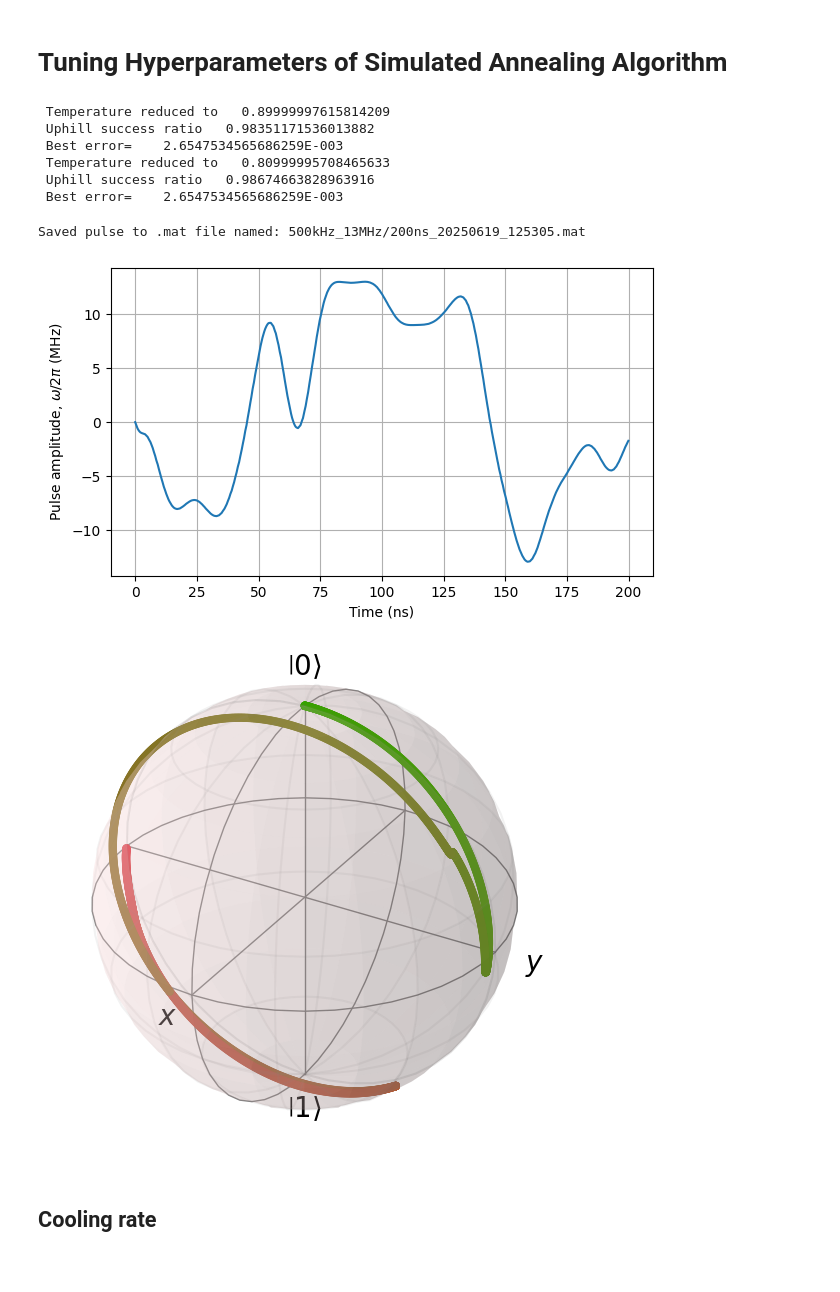
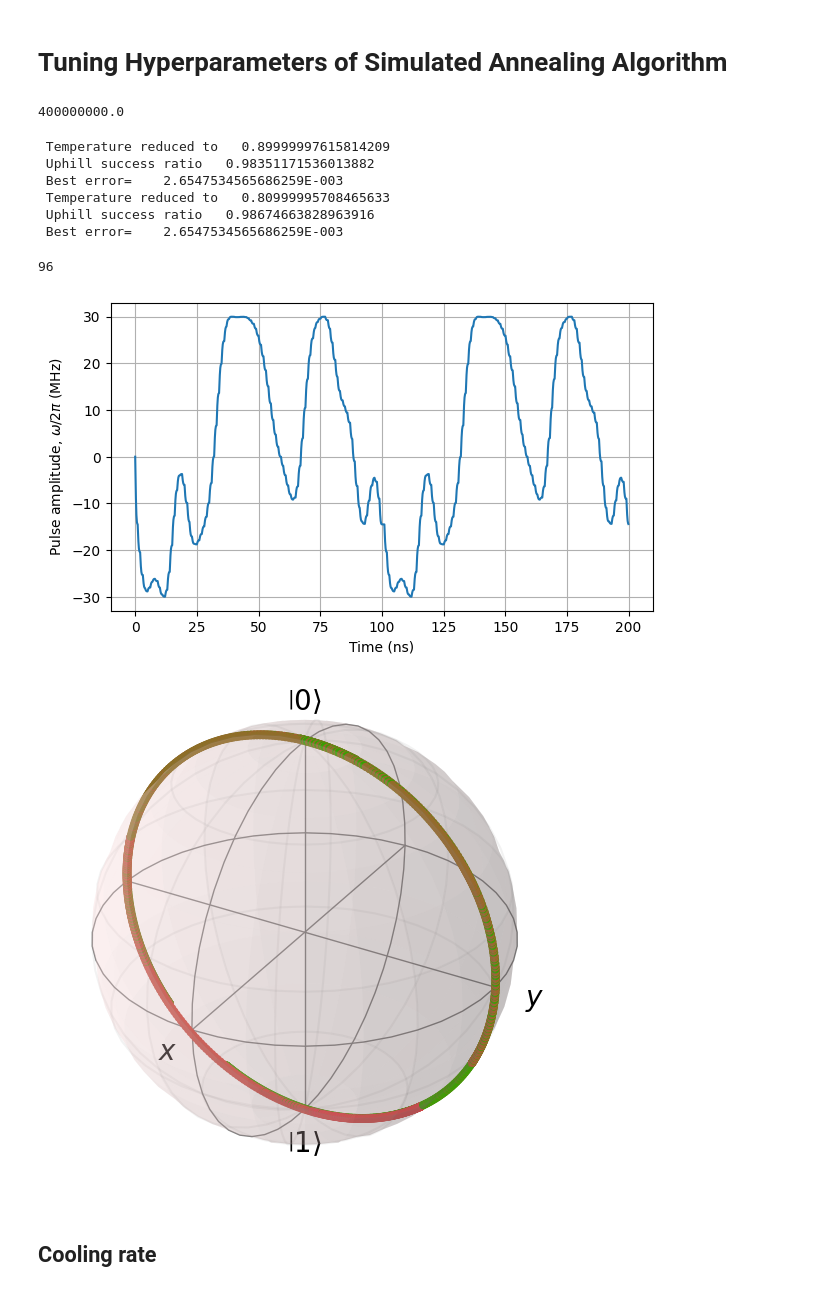
Before and after one commit to dhalvorUNSW/spin-pulse, a Jupyter notebook: hyperparameter_tuning.ipynb, the cells around one changed output. Cells and saved outputs as stored; diff of their text form; code cells hidden in the pictures.

```diff
--- a/hyperparameter_tuning.ipynb
+++ b/hyperparameter_tuning.ipynb
@@ -7,4 +7,8 @@ from optimisation.optimisers import SimulatedAnnealing
 from pulses import shaped_pulse
+# %%
+20/50e-9
+# %% [output]
+400000000.0
 # %%
 # Set global parameters kept constant
 n_max = 25
@@ -42,27 +46,31 @@ test_pulse.save_to_mat()
  Best error=    2.6547534565686259E-003
 # %%
 from pulses import mat_to_pulse
-test_pulse = mat_to_pulse('20250619_111017.mat')
-test_pulse.save_to_mat('500kHz_13MHz')
+test_pulse = mat_to_pulse('/home/daniel/Projects/Public/github/spin-pulse/250kHz_30MHz/50ns_20250708_160125.mat')
+# test_pulse.save_to_mat('500kHz_13MHz')
-# %% [output]
-Saved pulse to .mat file named: 500kHz_13MHz/200ns_20250619_125305.mat
+# %%
+n_max = min(30, int(np.floor(6*16e-9*300e6)))
+6*16
+# %% [output]
+96
 # %%
 from qubits import *
 from simulator import *
 from pulses import *
 
-test_pulse = mat_to_pulse('500kHz_13MHz/200ns_20250619_125305.mat')
+test_pulse = mat_to_pulse('/home/daniel/Projects/Public/github/spin-pulse/q2pulses/100kHz_30MHz/amp_corrected/100ns_20250709_135445.mat')
 
 q = SpinQubit()
-sequence = PulseSequence(det=-0.5e6)
+sequence = PulseSequence(det=0.05e6)
 sequence.add_pulse(test_pulse)
-sequence.gaussian_filter(fc = 100e6)
+sequence.add_pulse(test_pulse)
+sequence.gaussian_filter(fc = 500e6)
 sequence.plot_pulse()
 states = evolveState(q, sequence)
 plotBlochSphere(states[:])
 # %% [output]
-[figure, old version]
+[figure, new version]
-[figure, old version]
+[figure, new version]
 # %% [markdown]
 ## Cooling rate
 # %%
```
Also changed, not shown: parts of 1 cell of this notebook, 53 other files.
